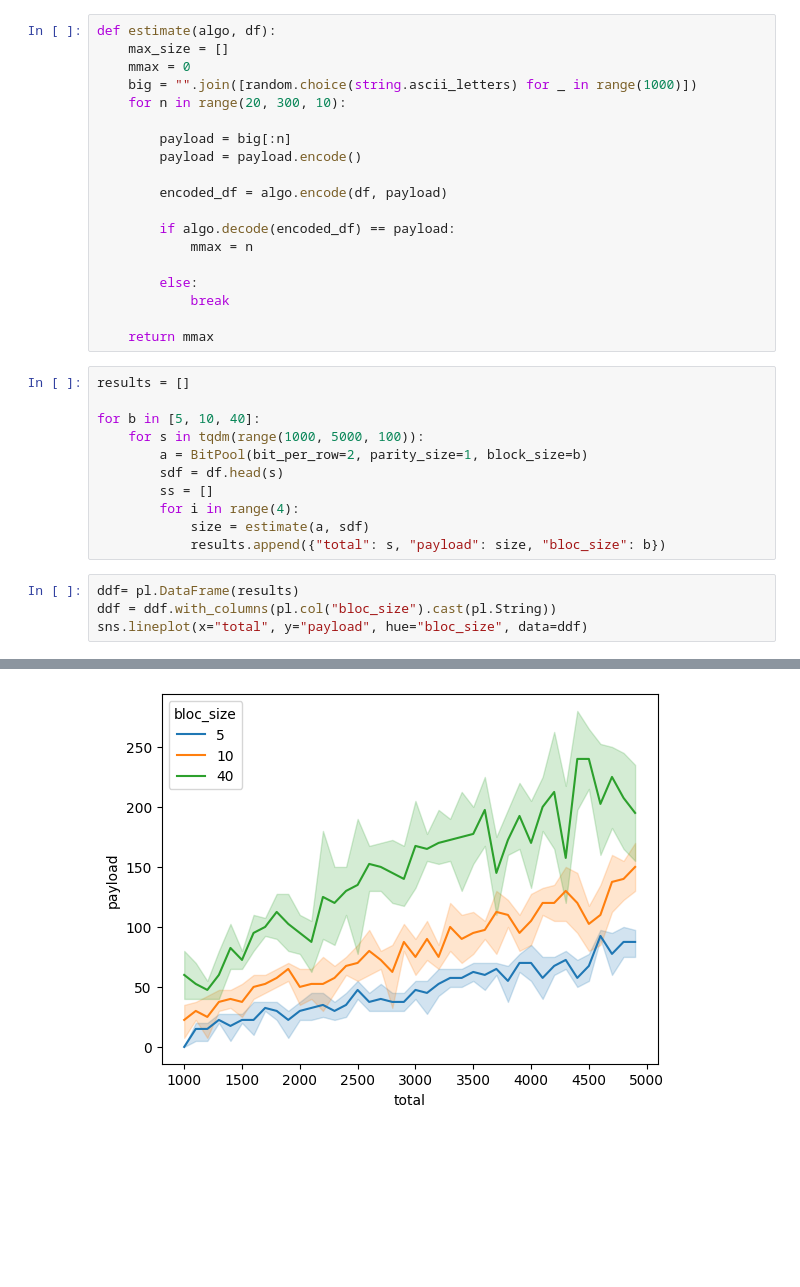
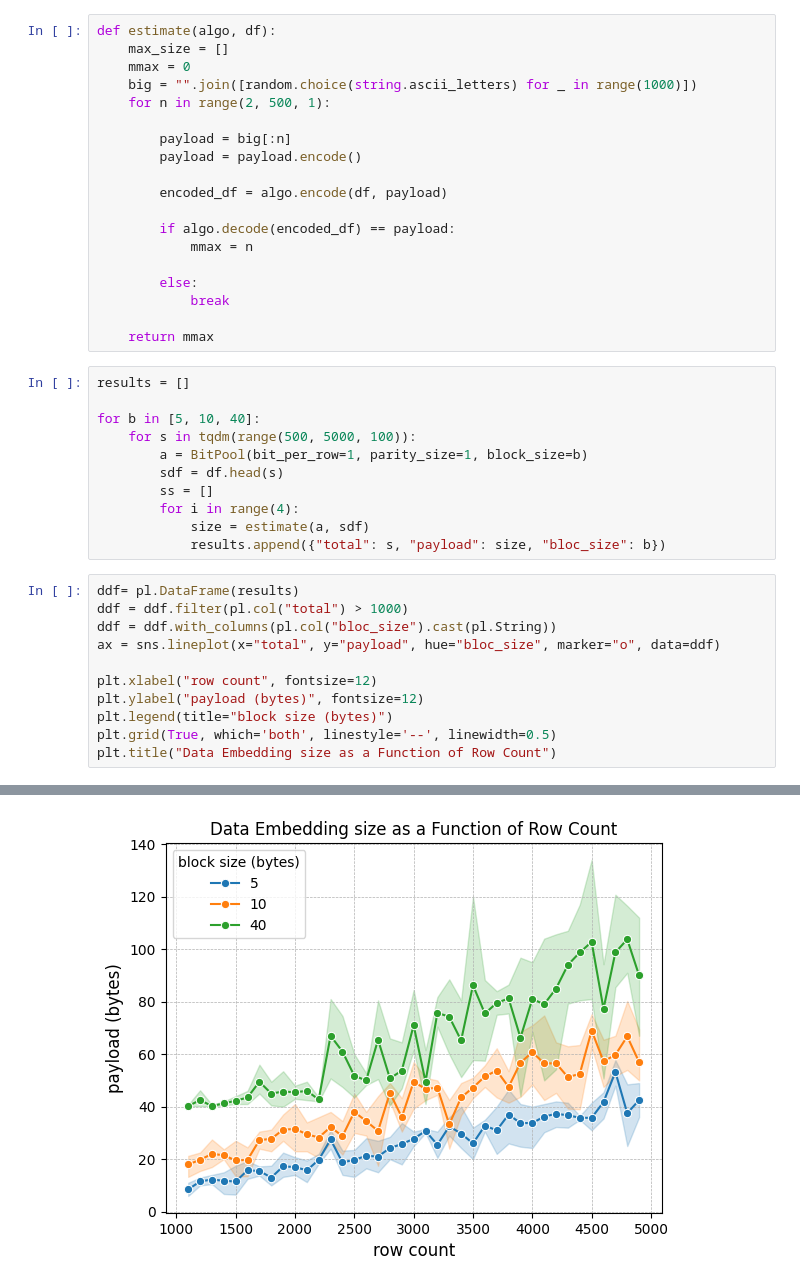
Before and after one commit to dridk/steganodf, a Jupyter notebook: Untitled.ipynb, the cells around one changed output, grey strips where cells are left out. Saved outputs shown, nothing was run; the diff lists cells and outputs as text; blank space fills up the shorter version.

```diff
--- a/Untitled.ipynb
+++ b/Untitled.ipynb
@@ -45,7 +86,7 @@ def estimate(algo, df):
     max_size = []
     mmax = 0
     big = "".join([random.choice(string.ascii_letters) for _ in range(1000)])
-    for n in range(20, 300, 10):
+    for n in range(2, 500, 1):
 
         payload = big[:n]
         payload = payload.encode()
@@ -63,8 +104,8 @@ def estimate(algo, df):
 results = []
 
 for b in [5, 10, 40]:
-    for s in tqdm(range(1000, 5000, 100)):
-        a = BitPool(bit_per_row=2, parity_size=1, block_size=b)
+    for s in tqdm(range(500, 5000, 100)):
+        a = BitPool(bit_per_row=1, parity_size=1, block_size=b)
         sdf = df.head(s)
         ss = []
         for i in range(4):
@@ -72,6 +113,13 @@ for b in [5, 10, 40]:
             results.append({"total": s, "payload": size, "bloc_size": b})
 # %%
 ddf= pl.DataFrame(results)
+ddf = ddf.filter(pl.col("total") > 1000)
 ddf = ddf.with_columns(pl.col("bloc_size").cast(pl.String))
-sns.lineplot(x="total", y="payload", hue="bloc_size", data=ddf)
+ax = sns.lineplot(x="total", y="payload", hue="bloc_size", marker="o", data=ddf)
+
+plt.xlabel("row count", fontsize=12)
+plt.ylabel("payload (bytes)", fontsize=12)
+plt.legend(title="block size (bytes)")
+plt.grid(True, which='both', linestyle='--', linewidth=0.5)
+plt.title("Data Embedding size as a Function of Row Count")
 # %% [output]
@@ -79 +127 @@ sns.lineplot(x="total", y="payload", hue="bloc_size", data=ddf)
-[figure, old version]
+[figure, new version]
```
Also changed, not shown: parts of 31 cells of this notebook.
